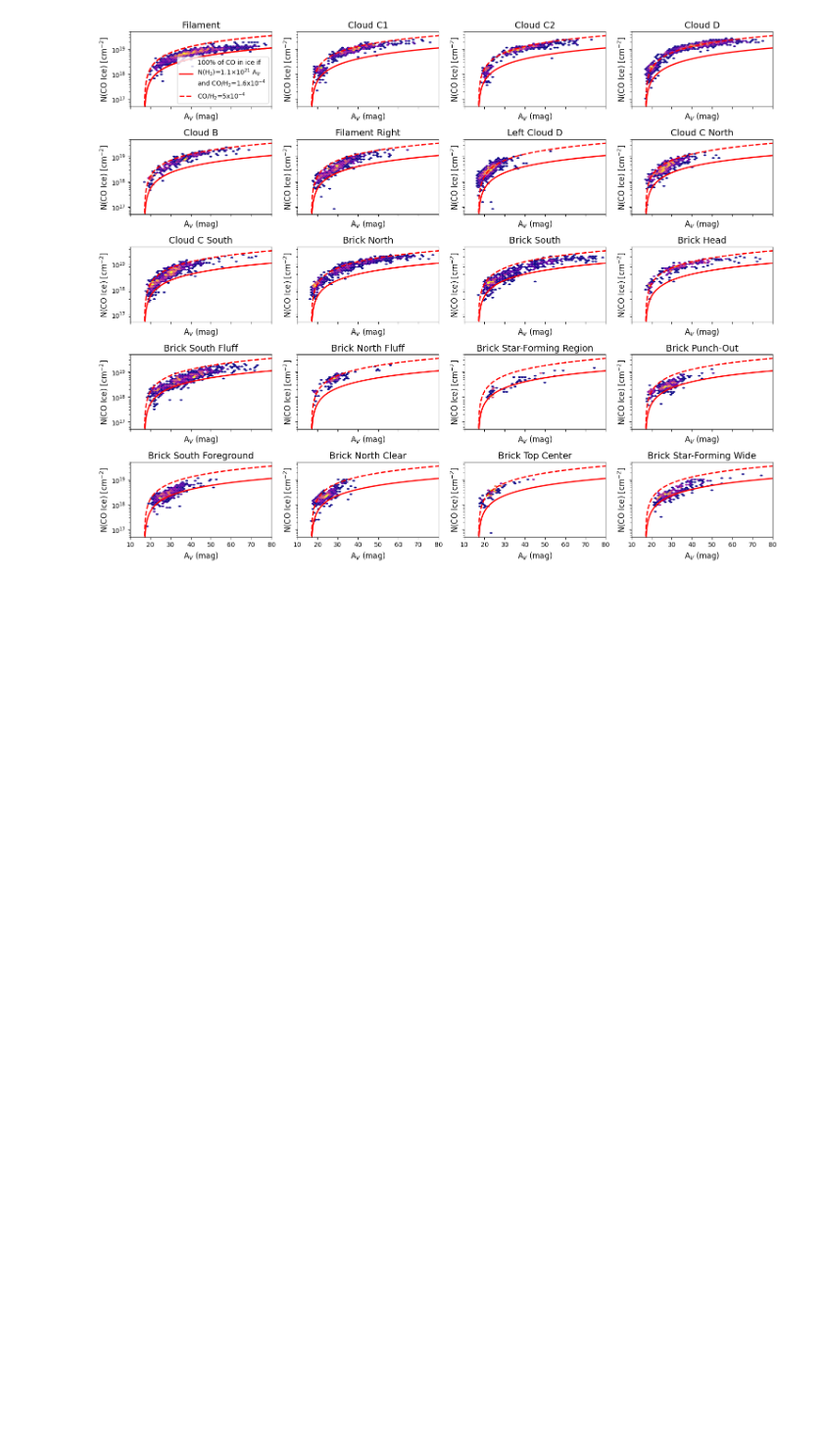
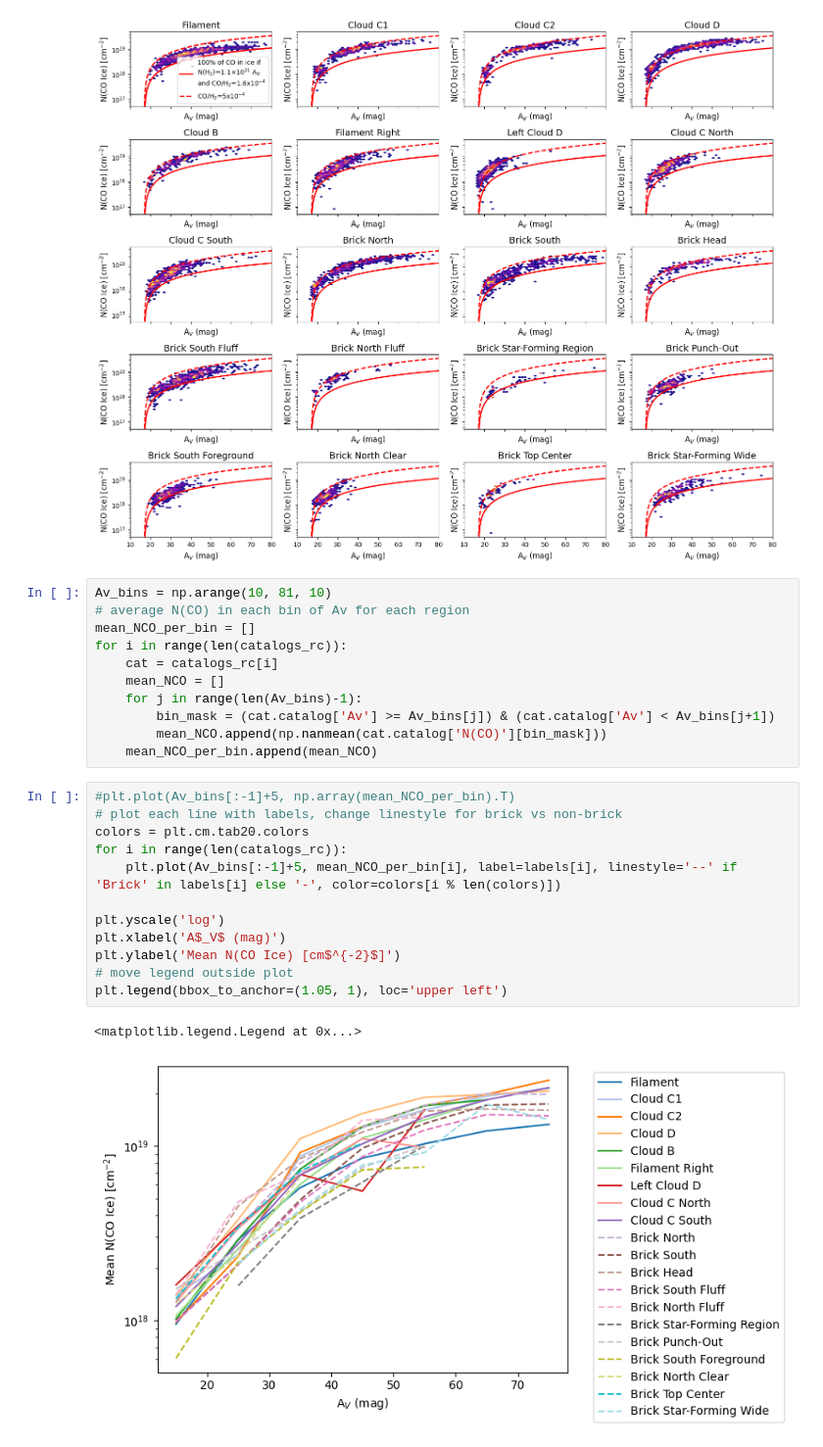
Before and after one commit to SpacialTree/dustridge-cd, a Jupyter notebook: notebooks/combined_analysis.ipynb, the cells around one changed output. Shown at 98% size. Saved outputs shown, nothing was run; the diff lists cells and outputs as text; blank space fills up the shorter version.

Commit message:
line plots

```diff
--- a/notebooks/combined_analysis.ipynb
+++ b/notebooks/combined_analysis.ipynb
@@ -161,3 +161,29 @@ plt.savefig('/orange/adamginsburg/jwst/cloudc/figures/combined_rc_COice_vs_Av.pn
 plt.savefig('/orange/adamginsburg/jwst/cloudc/figures/combined_rc_COice_vs_Av.pdf', bbox_inches='tight')
 # %% [output]
 [figure]
+# %%
+Av_bins = np.arange(10, 81, 10)
+# average N(CO) in each bin of Av for each region
+mean_NCO_per_bin = []
+for i in range(len(catalogs_rc)):
+    cat = catalogs_rc[i]
+    mean_NCO = []
+    for j in range(len(Av_bins)-1):
+        bin_mask = (cat.catalog['Av'] >= Av_bins[j]) & (cat.catalog['Av'] < Av_bins[j+1])
+        mean_NCO.append(np.nanmean(cat.catalog['N(CO)'][bin_mask]))
+    mean_NCO_per_bin.append(mean_NCO)
+# %%
+#plt.plot(Av_bins[:-1]+5, np.array(mean_NCO_per_bin).T)
+# plot each line with labels, change linestyle for brick vs non-brick
+colors = plt.cm.tab20.colors
+for i in range(len(catalogs_rc)):
+    plt.plot(Av_bins[:-1]+5, mean_NCO_per_bin[i], label=labels[i], linestyle='--' if 'Brick' in labels[i] else '-', color=colors[i % len(colors)])
+
+plt.yscale('log')
+plt.xlabel('A$_V$ (mag)')
+plt.ylabel('Mean N(CO Ice) [cm$^{-2}$]')
+# move legend outside plot
+plt.legend(bbox_to_anchor=(1.05, 1), loc='upper left')
+# %% [output]
+<matplotlib.legend.Legend at 0x...>
+[figure, added]
```
